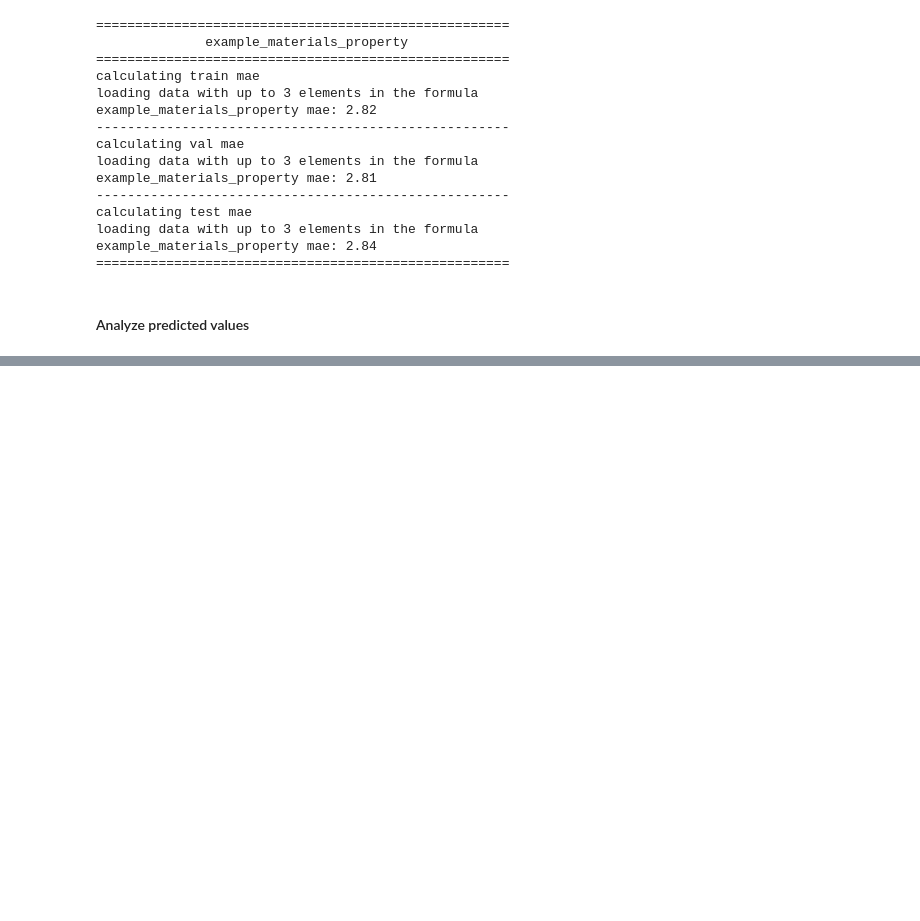
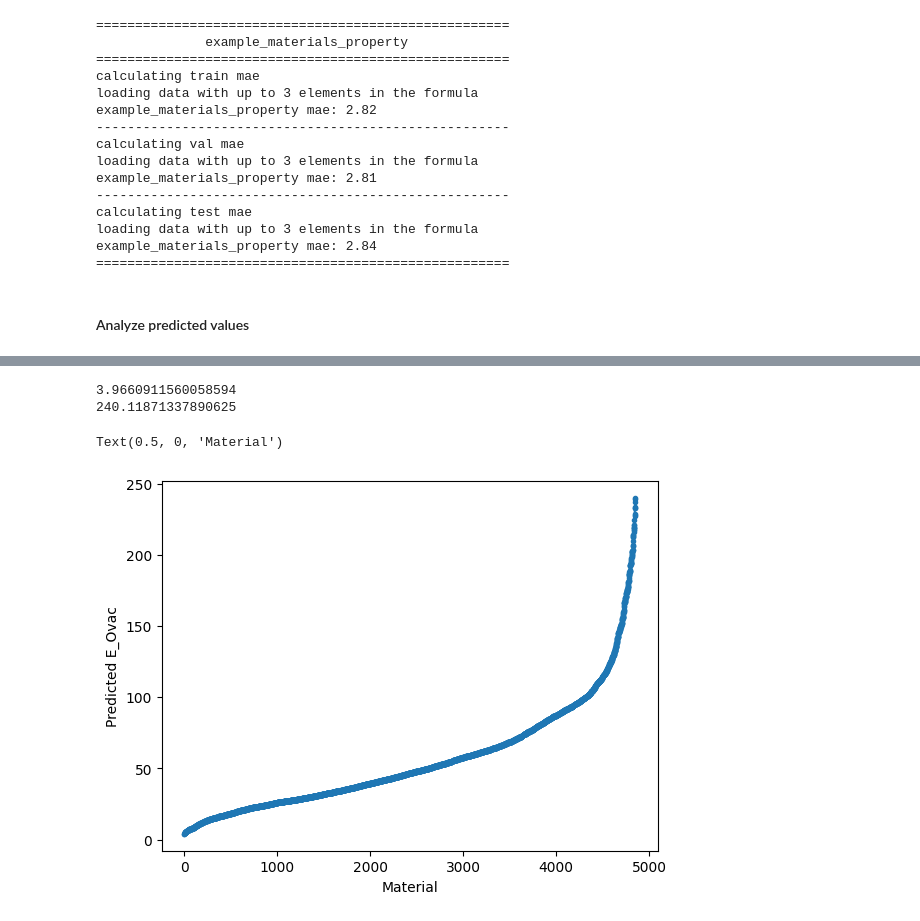
Before and after one commit to Murimikevin/ML-perovskites-project, a Jupyter notebook: Perovskites transformer.ipynb, the cells around one changed output, grey strips where cells are left out. Saved outputs shown, nothing was run; the diff lists cells and outputs as text; code cells hidden in the pictures; blank space fills up the shorter version.

Commit message:
finished predictions
 - fixed prediction value max min issue
 - created csv for prediction output
 - Created a simple plot for visuals

```diff
--- a/Perovskites transformer.ipynb
+++ b/Perovskites transformer.ipynb
@@ -292,7 +292,7 @@ for _file in csv_files:
 #                 print(row)
                 predicted_data.append({
                     "structure": row[1],
-                    "predicted_e_ovac": row[3]
+                    "predicted_e_ovac": float(row[3])
                 })
 
             row_count += 1
@@ -303,3 +337,16 @@ print(len(predicted_data))
 # %%
 print(min([x.get('predicted_e_ovac') for x in predicted_data]))
 print(max([x.get('predicted_e_ovac') for x in predicted_data]))
+# %% [output]
+3.9660911560058594
+240.11871337890625
+# %%
+new_df = pd.DataFrame(sorted([x.get('predicted_e_ovac') for x in predicted_data]))
+new_df = pd.to_numeric(new_df[0], errors='coerce')
+
+ax = new_df.plot(style='.-')
+ax.set_ylabel("Predicted E_Ovac")
+ax.set_xlabel("Material")
+# %% [output]
+Text(0.5, 0, 'Material')
+[figure, added]
```
Also changed, not shown: parts of 3 cells of this notebook, 1 other file.
